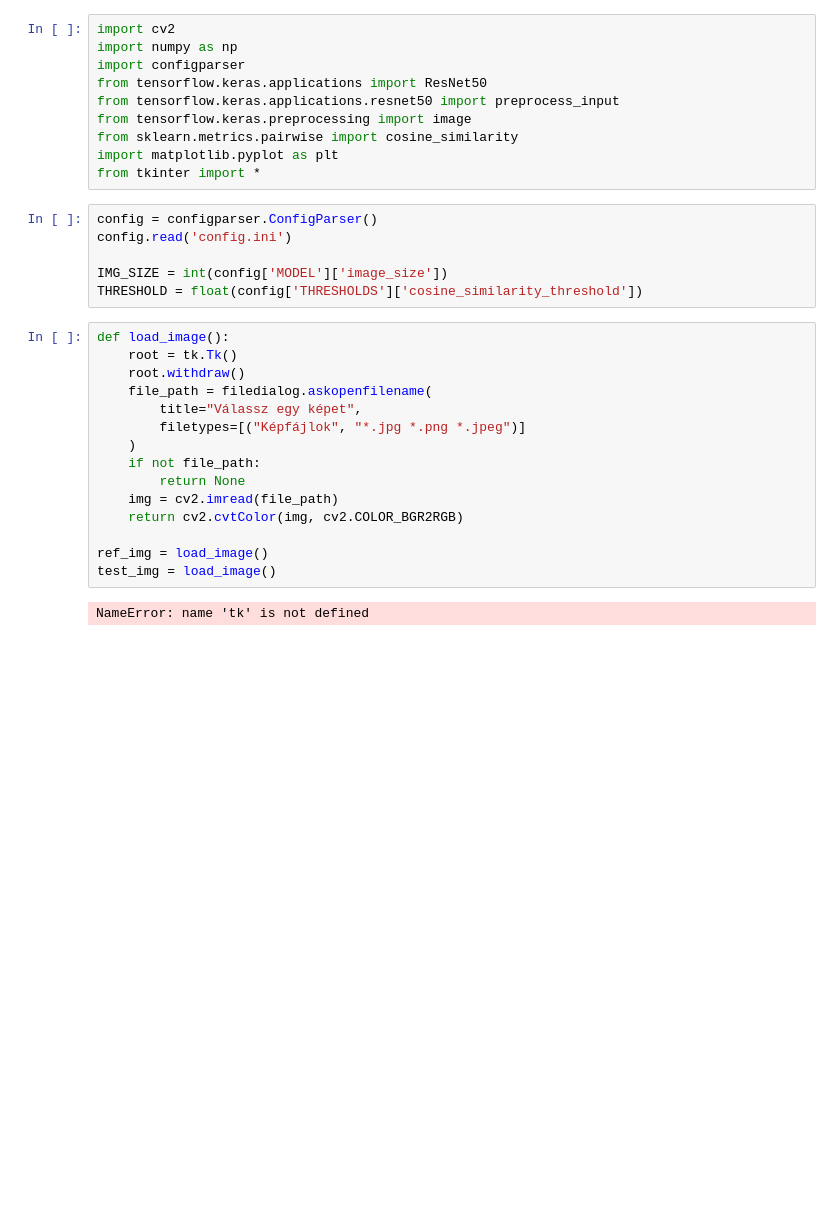
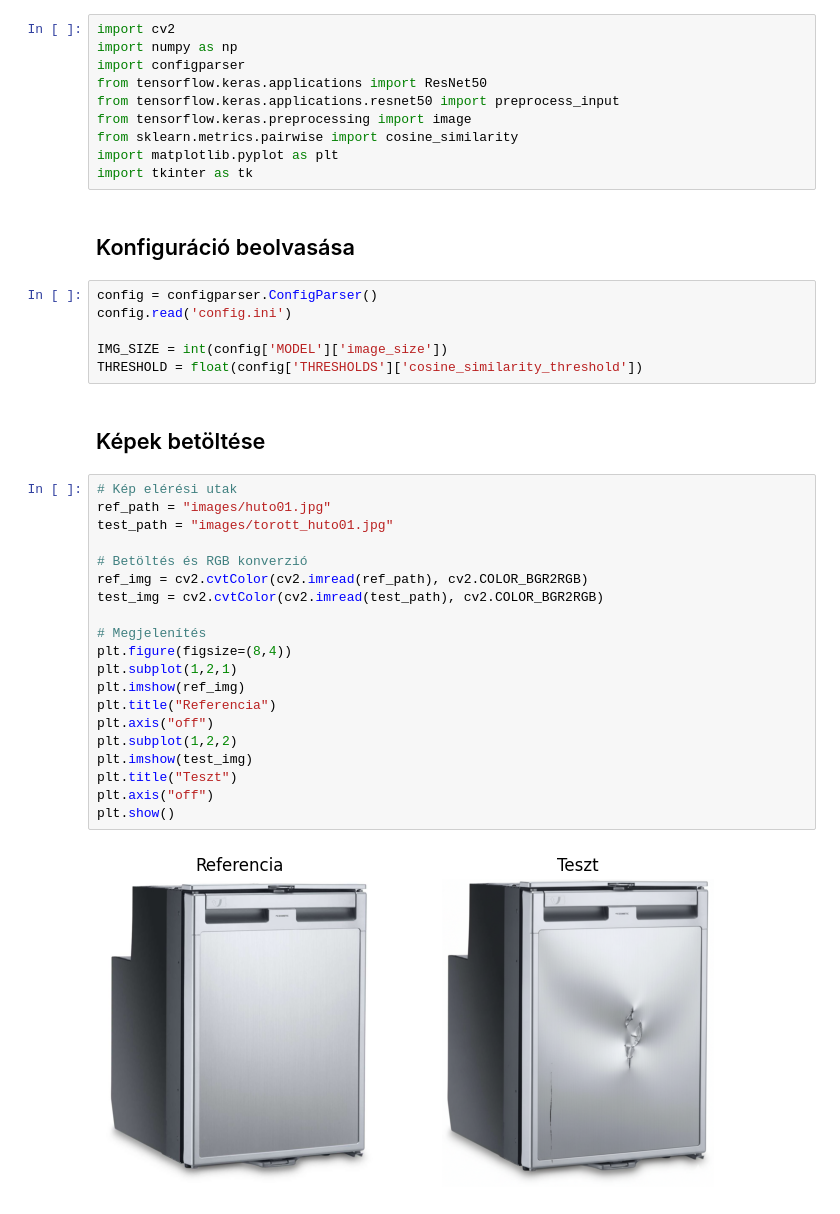
Before and after one commit to beresgabo/visual-defect-detector, a Jupyter notebook: Untitled.ipynb, the cells around one changed output. Saved outputs shown, nothing was run; the diff lists cells and outputs as text; blank space fills up the shorter version.

Commit message:
Első modell elkészítése és tesztelése

```diff
--- a/Untitled.ipynb
+++ b/Untitled.ipynb
@@ -7,27 +7,36 @@ from tensorflow.keras.applications.resnet50 import preprocess_input
 from tensorflow.keras.preprocessing import image
 from sklearn.metrics.pairwise import cosine_similarity
 import matplotlib.pyplot as plt
-from tkinter import *
+import tkinter as tk
+# %% [markdown]
+## Konfiguráció beolvasása
 # %%
 config = configparser.ConfigParser()
 config.read('config.ini')
 
 IMG_SIZE = int(config['MODEL']['image_size'])
 THRESHOLD = float(config['THRESHOLDS']['cosine_similarity_threshold'])
-# %%
-def load_image():
-    root = tk.Tk()
-    root.withdraw()
-    file_path = filedialog.askopenfilename(
-        title="Válassz egy képet",
-        filetypes=[("Képfájlok", "*.jpg *.png *.jpeg")]
-    )
-    if not file_path:
-        return None
-    img = cv2.imread(file_path)
-    return cv2.cvtColor(img, cv2.COLOR_BGR2RGB)
-
-ref_img = load_image()
-test_img = load_image()
-# %% [output]
-NameError: name 'tk' is not defined
+# %% [markdown]
+## Képek betöltése
+# %%
+# Kép elérési utak
+ref_path = "images/huto01.jpg"
+test_path = "images/torott_huto01.jpg"
+
+# Betöltés és RGB konverzió
+ref_img = cv2.cvtColor(cv2.imread(ref_path), cv2.COLOR_BGR2RGB)
+test_img = cv2.cvtColor(cv2.imread(test_path), cv2.COLOR_BGR2RGB)
+
+# Megjelenítés
+plt.figure(figsize=(8,4))
+plt.subplot(1,2,1)
+plt.imshow(ref_img)
+plt.title("Referencia")
+plt.axis("off")
+plt.subplot(1,2,2)
+plt.imshow(test_img)
+plt.title("Teszt")
+plt.axis("off")
+plt.show()
+# %% [output]
+[figure, added]
```
Also changed, not shown: parts of 6 cells of this notebook, 4 other files.
